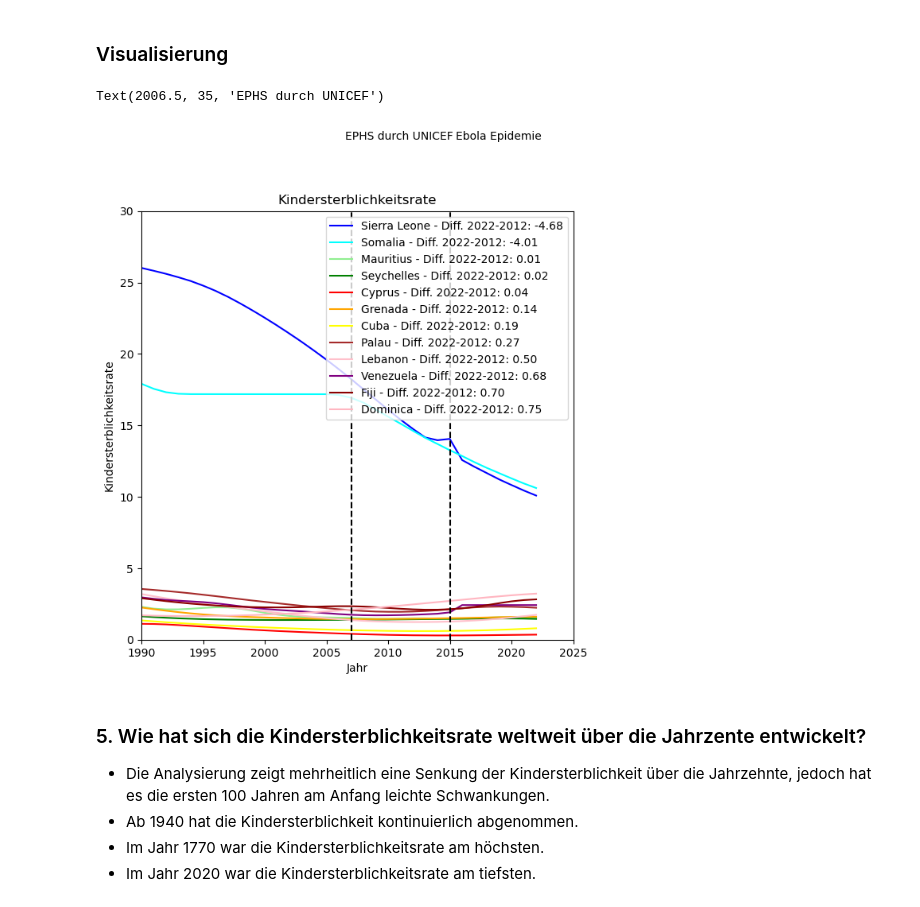
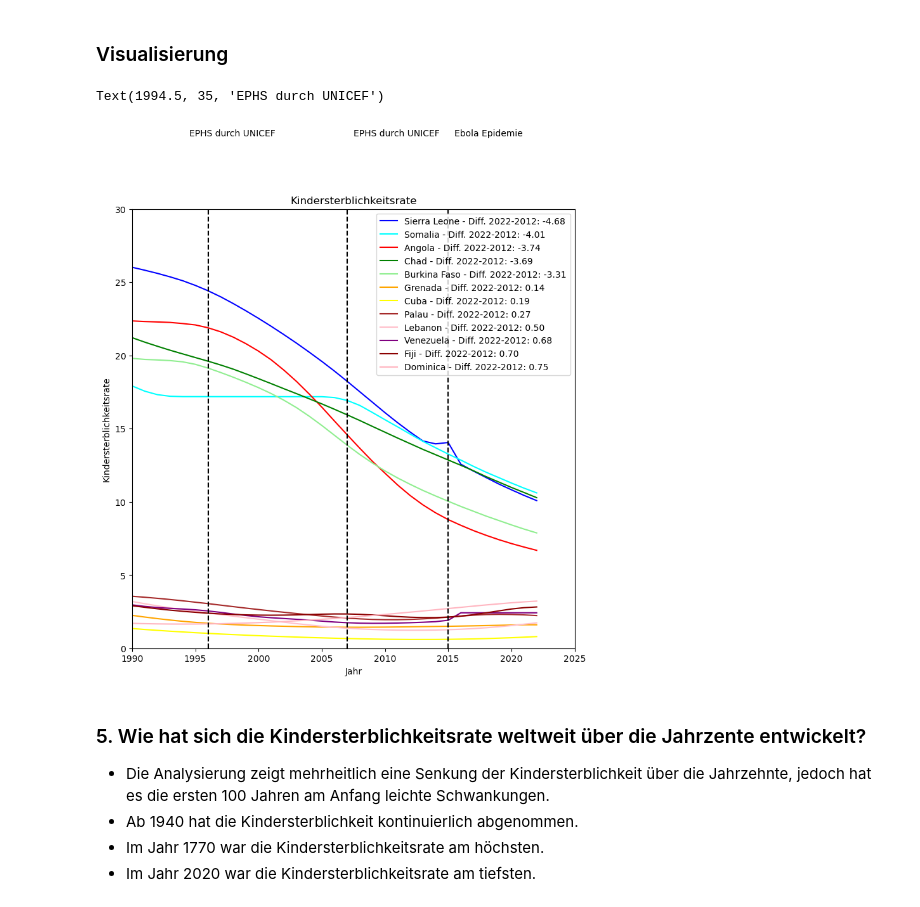
Before and after one commit to melisadedukic/MeliAjna, a Jupyter notebook: LN Python Melisa_Ajna.ipynb, the cells around one changed output. Drawn from its saved outputs; the diff is of its cells as text; code cells hidden in the pictures.

```diff
--- a/LN Python Melisa_Ajna.ipynb
+++ b/LN Python Melisa_Ajna.ipynb
@@ -259,38 +261,42 @@ print(Gebiets_liste)
 # %%
 color_dict = {
     'Sierra Leone': 'blue',
     'Somalia': 'cyan',
-    'Mauritius': 'lightgreen',
-    'Seychelles': 'green',
-    'Cyprus': 'red',
     'Grenada': 'orange',
     'Cuba': 'yellow',
     'Palau': 'brown',
     'Lebanon': 'pink',
     'Venezuela': 'purple',
     'Fiji': 'darkred',
-    'Dominica': 'lightpink'
+    'Dominica': 'lightpink',
+    'Angola': 'red',
+    'Burkina Faso': 'lightgreen',
+    'Chad': 'green'
 
 }
 
 for gebiet in Gebiets_liste:
     diff = diffs[gebiet]
     g = df_pivot.loc[gebiet].plot(title="Kindersterblichkeitsrate", xlabel="Jahr", ylabel=f"Kindersterblichkeitsrate", legend=True,
                                   label=f"{gebiet} - Diff. 2022-2012: {diff:.2f}", # für die Legende
                                   xlim=[1990,2025], ylim=[0,30],   # x- und y-Achsen begrenzen
                                   color=color_dict[gebiet],        # Farbe aus color_dict
-                                  figsize=(7,7))                   # Grösse des Plots
+                                  figsize=(9,9))                   # Grösse des Plots
 
-# Covid Pandemie
+# Ebola Epidemie
 g.axvline(x=2015, color='black', linestyle='--')
 g.text(2015.5, 35, 'Ebola Epidemie')
 
-# globale Massnahmen gegen Hungerkriesen
+# EPHS
 g.axvline(x=2007, color='black', linestyle='--')
-g.text(2006.5, 35, 'EPHS durch UNICEF')
+g.text(2007.5, 35, 'EPHS durch UNICEF')
+
+# Angola
+g.axvline(x=1996, color='black', linestyle='--')
+g.text(1994.5, 35, 'EPHS durch UNICEF')
 # %% [output]
-Text(2006.5, 35, 'EPHS durch UNICEF')
+Text(1994.5, 35, 'EPHS durch UNICEF')
-[figure, old version]
+[figure, new version]
 # %% [markdown]
 ### 5. Wie hat sich die Kindersterblichkeitsrate weltweit über die Jahrzente entwickelt?
 - Die Analysierung zeigt mehrheitlich eine Senkung der Kindersterblichkeit über die Jahrzehnte, jedoch hat es die ersten 100 Jahren am Anfang leichte Schwankungen.
```
Also changed, not shown: parts of 14 cells of this notebook.
